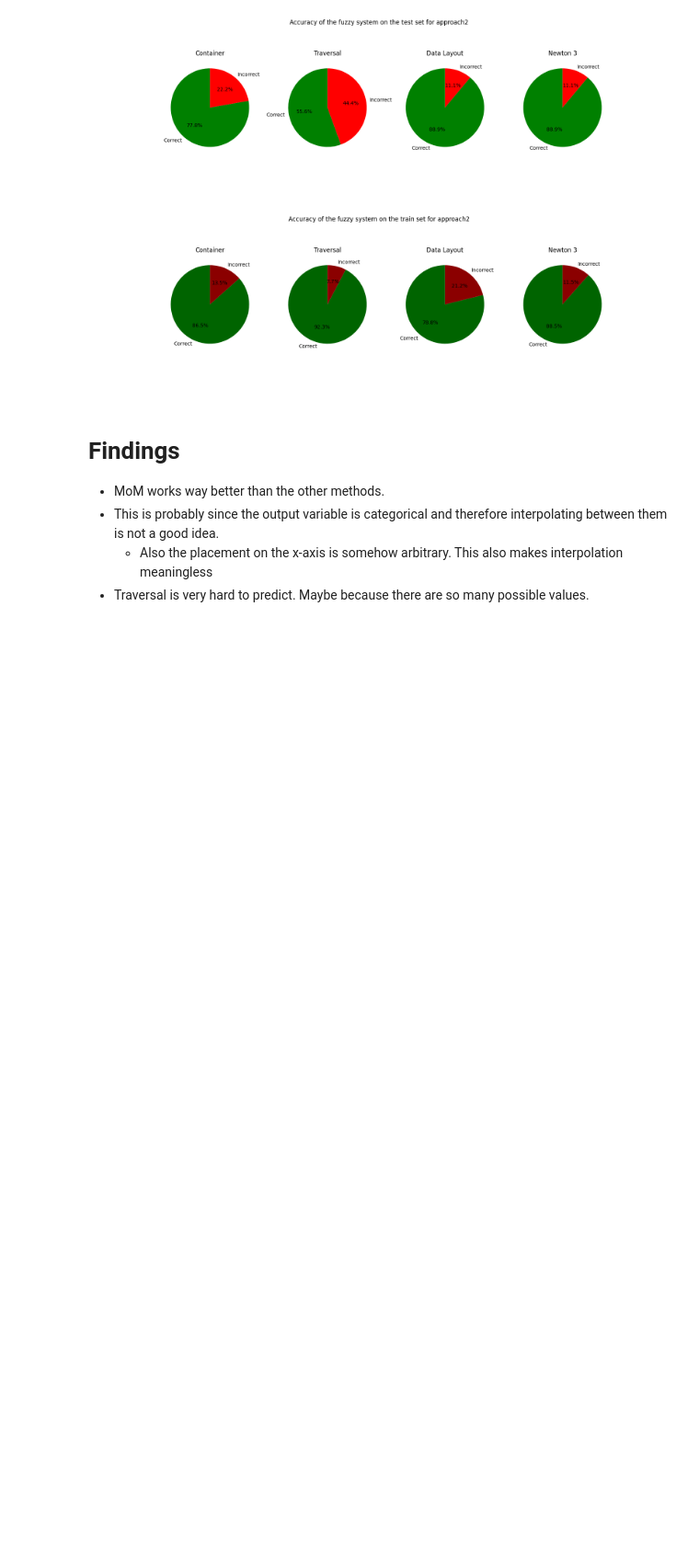
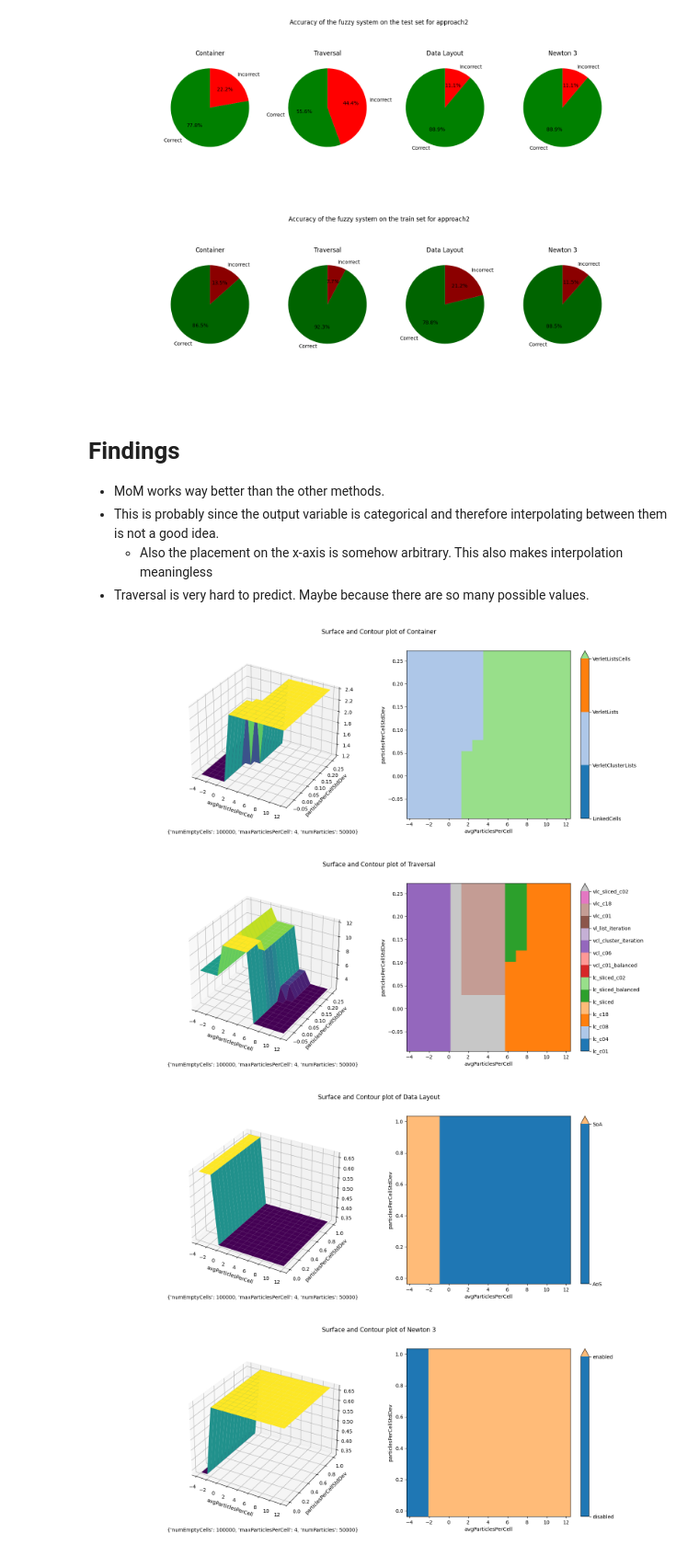
Before and after one commit to ManuelLerchner/AutoPas-FuzzyTuning-Bachelor-Thesis, a Jupyter notebook: data/tuning-results-wsl2/rule-benchmark.ipynb, the cells around one changed output. Shown at 92% size. Saved outputs shown, nothing was run; the diff lists cells and outputs as text; code cells hidden in the pictures; blank space fills up the shorter version.

Commit message:
add final decision surface plots

```diff
--- a/data/tuning-results-wsl2/rule-benchmark.ipynb
+++ b/data/tuning-results-wsl2/rule-benchmark.ipynb
@@ -241,12 +238,12 @@ for folder in FOLDERS:
     with open(folder+'/fuzzy-rules.txt') as f:
         rulesString = f.read()
 
-    fis, s = createFuzzySystem(
+    fiss, algo_ranking = createFuzzySystem(
         inputVariableString, outputVariableString, rulesString)
 
     print(f"\n{folder}:")
 
-    plot_accuracy(folder, fis, s)
+    plot_accuracy(folder, fiss, algo_ranking)
 # %% [output]
 Number of rules:  40
 Number of input variables:  5
@@ -293,3 +290,19 @@ Container:
 - This is probably since the output variable is categorical and therefore interpolating between them is not a good idea.
   - Also the placement on the x-axis is somehow arbitrary. This also makes interpolation meaningless
 - Traversal is very hard to predict. Maybe because there are so many possible values.
+# %%
+for fis in fiss.values():
+    dim = fis.consequent_name
+    label_map = {}
+    for algo, value in algo_ranking[dim].items():
+        label_map[value] = algo
+
+    plot = plot3D_surface(fis.getInputCrispSets(), lambda data: algo_ranking[dim][fis.predictClosest(
+        data, algo_ranking[dim])[1]], {
+        "y": "particlesPerCellStdDev", "x": "avgParticlesPerCell", "z": dim}, labelMap=label_map, mesh=15, fixed_values={"numEmptyCells": 100000, "maxParticlesPerCell": 4, "numParticles": 50000})
+    plot.show()
+# %% [output]
+[figure, added]
+[figure, added]
+[figure, added]
+[figure, added]
```
Also changed, not shown: parts of 2 cells of this notebook, 2 other files.
